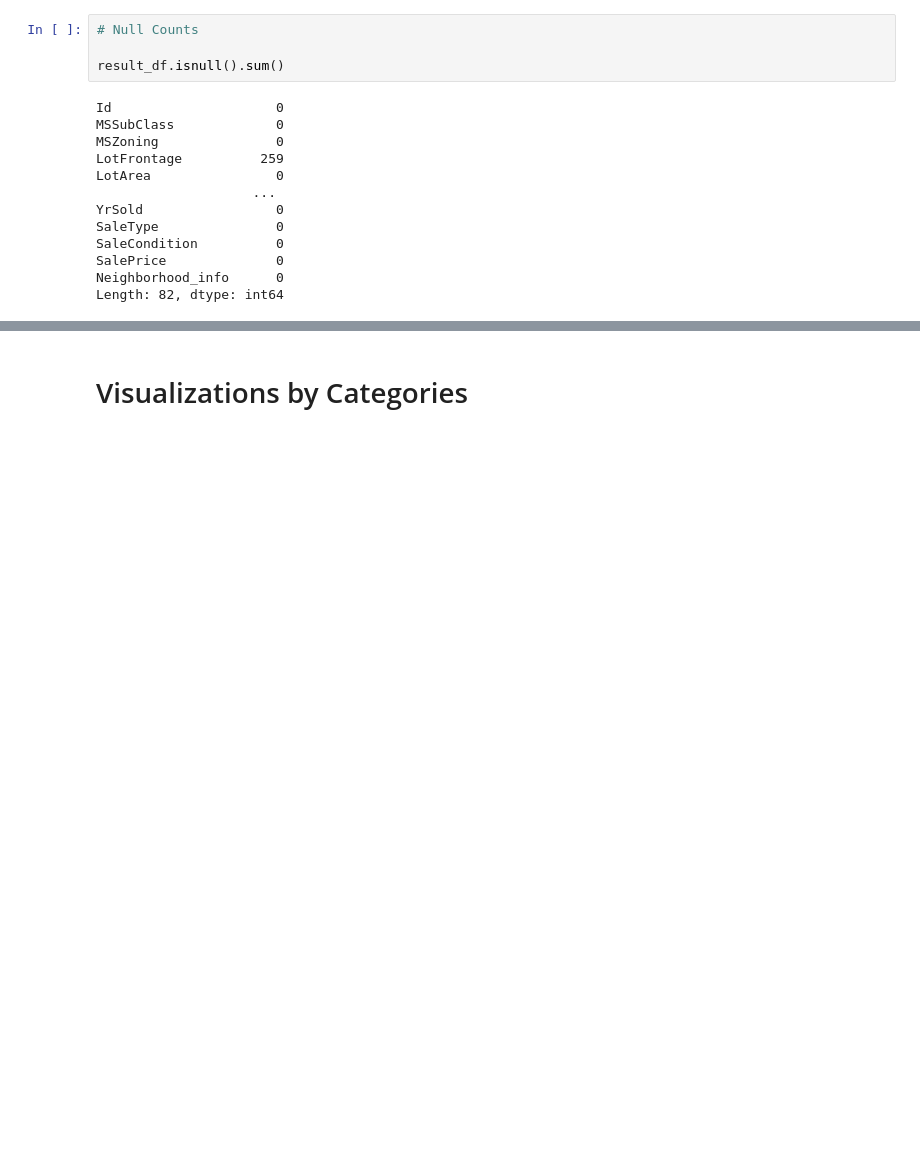
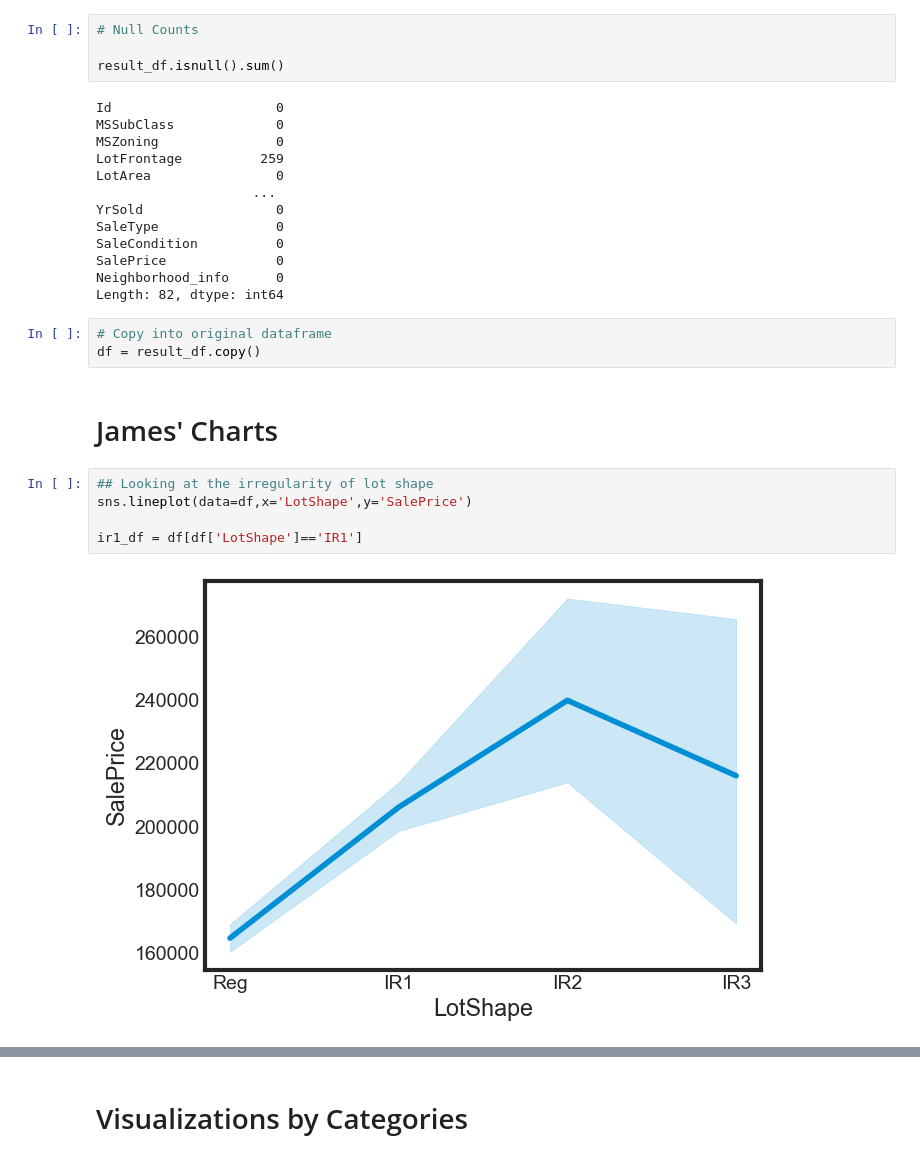
Before and after one commit to Spikes666/Data-Dive-4, a Jupyter notebook: main.ipynb, the cells around one changed output, grey strips where cells are left out. Cells and saved outputs as stored; diff of their text form; blank space fills up the shorter version.

Commit message:
Added James' code.

```diff
--- a/main.ipynb
+++ b/main.ipynb
@@ -151,3 +151,15 @@ SaleCondition          0
 SalePrice              0
 Neighborhood_info      0
 Length: 82, dtype: int64
+# %%
+# Copy into original dataframe
+df = result_df.copy()
+# %% [markdown]
+# James' Charts
+# %%
+## Looking at the irregularity of lot shape
+sns.lineplot(data=df,x='LotShape',y='SalePrice')
+
+ir1_df = df[df['LotShape']=='IR1']
+# %% [output]
+[figure, added]
```
Also changed, not shown: parts of 19 cells of this notebook.
